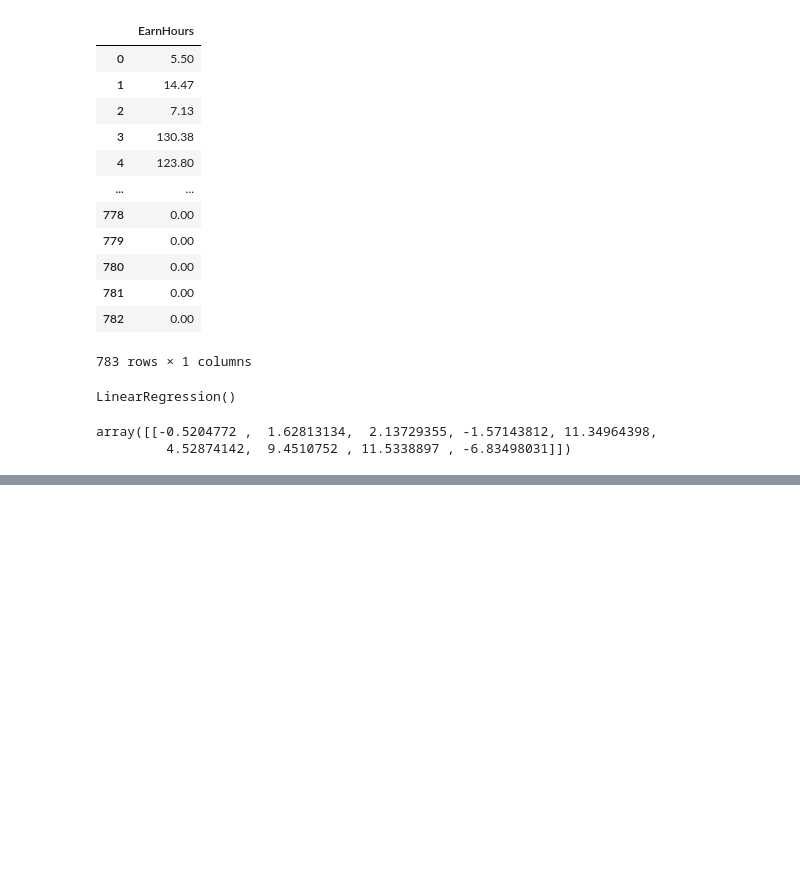
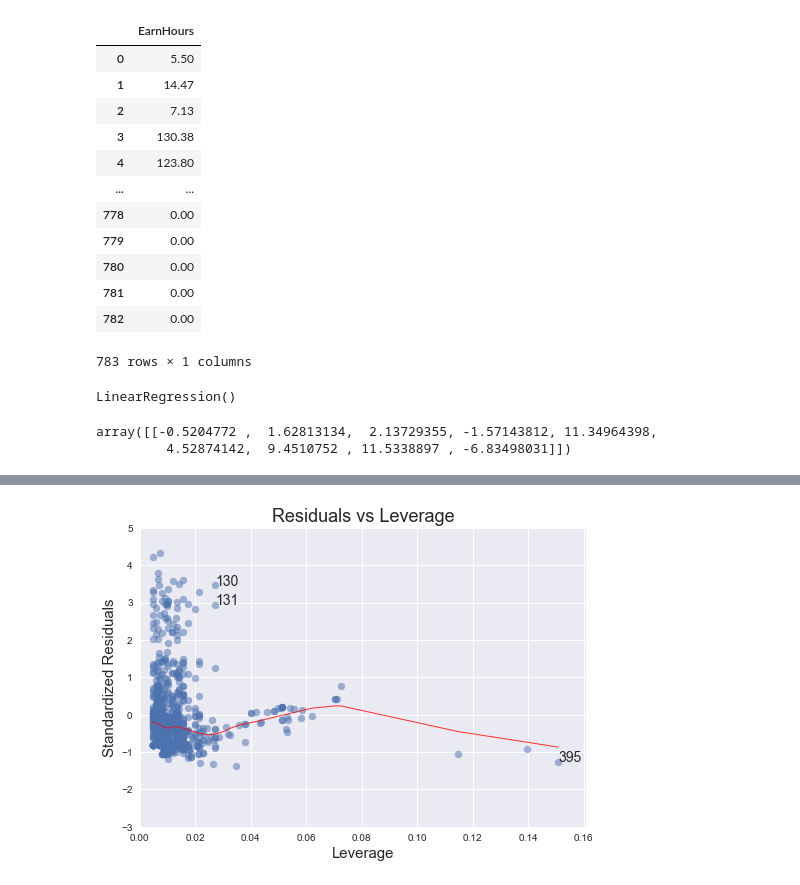
Before and after one commit to Ruthless-Raven/W.I.L.D-ZOO-CAPSTONE-, a Jupyter notebook: code/linear regression.ipynb, the cells around one changed output, grey strips where cells are left out. Drawn from its saved outputs; the diff is of its cells as text; code cells hidden in the pictures; blank space fills up the shorter version.

```diff
--- a/code/linear regression.ipynb
+++ b/code/linear regression.ipynb
@@ -119,0 +248,22 @@ plt.subplots_adjust(left=.3)
+# %%
+plot_lm_4 = plt.figure();
+plt.scatter(model_leverage, model_norm_residuals, alpha=0.5);
+sns.regplot(model_leverage, model_norm_residuals,
+              scatter=False,
+              ci=False,
+              lowess=True,
+              line_kws={'color': 'red', 'lw': 1, 'alpha': 0.8});
+plot_lm_4.axes[0].set_xlim(0, max(model_leverage)+0.01)
+plot_lm_4.axes[0].set_ylim(-3, 5)
+plot_lm_4.axes[0].set_title('Residuals vs Leverage')
+plot_lm_4.axes[0].set_xlabel('Leverage')
+plot_lm_4.axes[0].set_ylabel('Standardized Residuals');
+
+  # annotations
+leverage_top_3 = np.flip(np.argsort(model_cooks), 0)[:3]
+for i in leverage_top_3:
+    plot_lm_4.axes[0].annotate(i,
+    xy=(model_leverage[i],
+        model_norm_residuals[i]))
+# %% [output]
+[figure, added]
```
Also changed, not shown: parts of 9 cells of this notebook.
